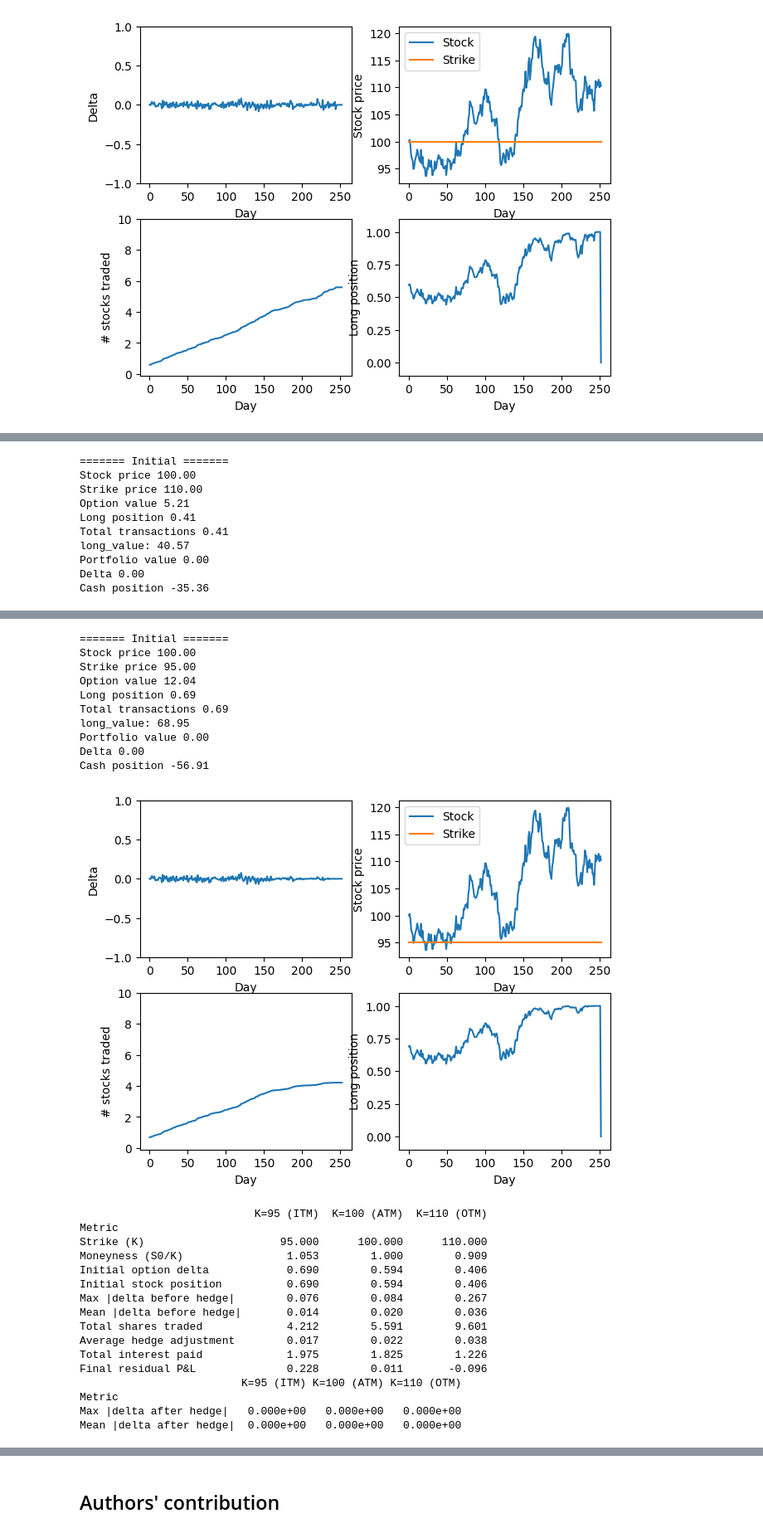
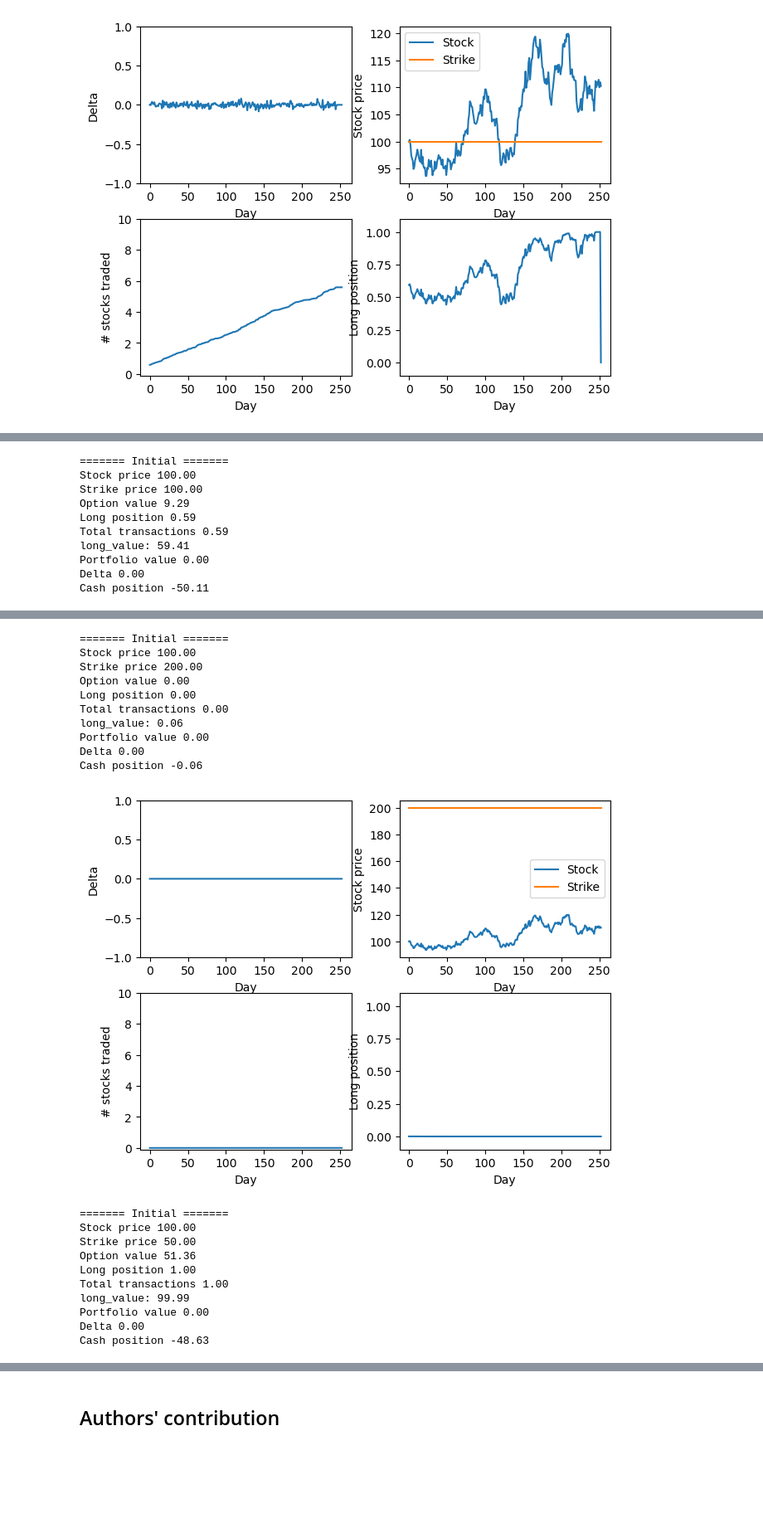
Before and after one commit to justusstraus/Structured-Products-, a Jupyter notebook: start_model_SP_B1 (2).ipynb, the cells around one changed output, grey strips where cells are left out. Shown at 83% size. Drawn from its saved outputs; the diff is of its cells as text; code cells hidden in the pictures; blank space fills up the shorter version.

```diff
--- a/start_model_SP_B1 (2).ipynb
+++ b/start_model_SP_B1 (2).ipynb
@@ -380,5 +399,18 @@ plot_results(
 # %%
-results_K110 = delta_hedge(K=110)
+"Plot K=100 for the ease of comparising"
+results_K100 = delta_hedge(K=100)
+
+plot_results(
+    N+1,
+    results_K100["array_t"],
+    results_K100["array_delta_before"],
+    results_K100["array_price"],
+    results_K100["array_strike"],
+    results_K100["array_position"],
+    results_K100["array_nr_stocks"]
+)
+
+results_K110 = delta_hedge(K=200)
 
 plot_results(
     N+1,
@@ -390,7 +422,7 @@ plot_results(
     results_K110["array_nr_stocks"]
 )
 
-results_K95 = delta_hedge(K=95)
+results_K95 = delta_hedge(K=50)
 
 plot_results(
     N+1,
@@ -477,11 +509,11 @@ print(comparison_table.loc[
 # %% [output]
 ======= Initial =======
 Stock price 100.00
-Strike price 110.00
-Option value 5.21
-Long position 0.41
-Total transactions 0.41
-long_value: 40.57
+Strike price 100.00
+Option value 9.29
+Long position 0.59
+Total transactions 0.59
+long_value: 59.41
 Portfolio value 0.00
 Delta 0.00
-Cash position -35.36
+Cash position -50.11
@@ -489,27 +521,21 @@ Cash position -35.36
 ======= Initial =======
 Stock price 100.00
-Strike price 95.00
-Option value 12.04
-Long position 0.69
-Total transactions 0.69
-long_value: 68.95
+Strike price 200.00
+Option value 0.00
+Long position 0.00
+Total transactions 0.00
+long_value: 0.06
 Portfolio value 0.00
 Delta 0.00
-Cash position -56.91
+Cash position -0.06
-[figure, old version]
+[figure, new version]
-                           K=95 (ITM)  K=100 (ATM)  K=110 (OTM)
-Metric
-Strike (K)                     95.000      100.000      110.000
-Moneyness (S0/K)                1.053        1.000        0.909
-Initial option delta            0.690        0.594        0.406
-Initial stock position          0.690        0.594        0.406
-Max |delta before hedge|        0.076        0.084        0.267
-Mean |delta before hedge|       0.014        0.020        0.036
-Total shares traded             4.212        5.591        9.601
-Average hedge adjustment        0.017        0.022        0.038
-Total interest paid             1.975        1.825        1.226
-Final residual P&L              0.228        0.011       -0.096
-                         K=95 (ITM) K=100 (ATM) K=110 (OTM)
-Metric
-Max |delta after hedge|   0.000e+00   0.000e+00   0.000e+00
-Mean |delta after hedge|  0.000e+00   0.000e+00   0.000e+00
+======= Initial =======
+Stock price 100.00
+Strike price 50.00
+Option value 51.36
+Long position 1.00
+Total transactions 1.00
+long_value: 99.99
+Portfolio value 0.00
+Delta 0.00
+Cash position -48.63
```
Also changed, not shown: parts of 5 cells of this notebook.
